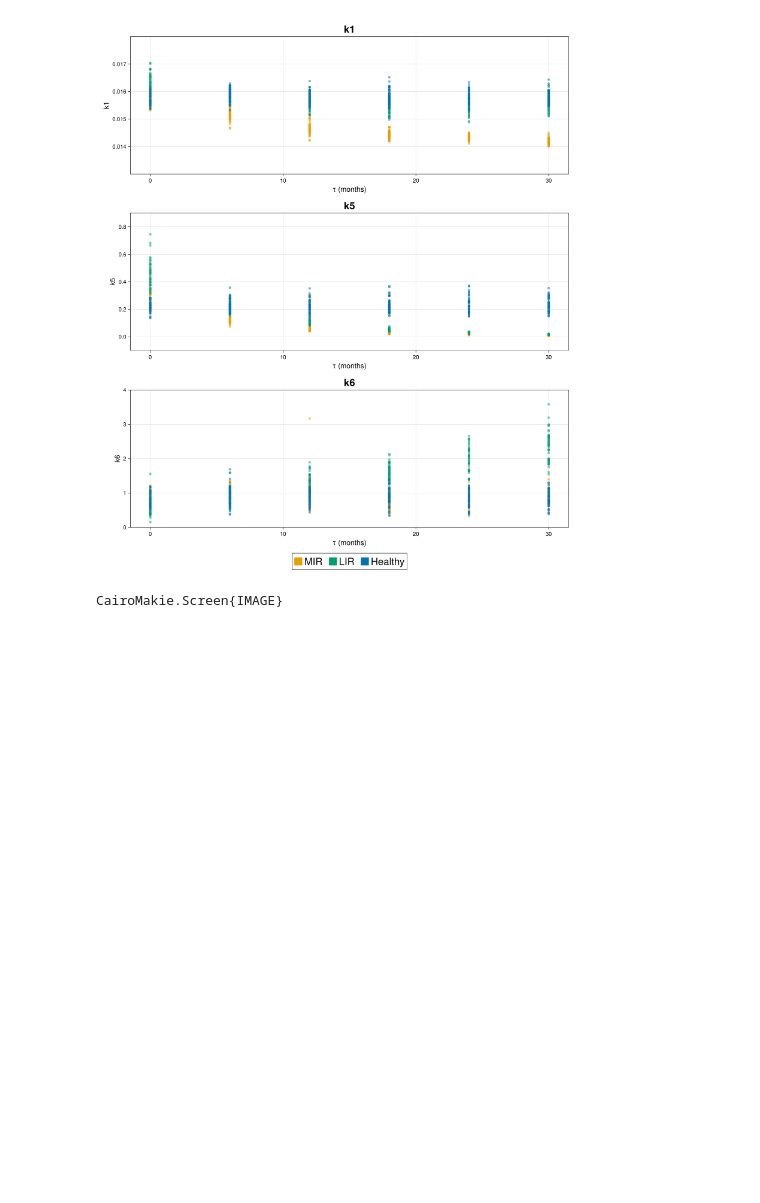
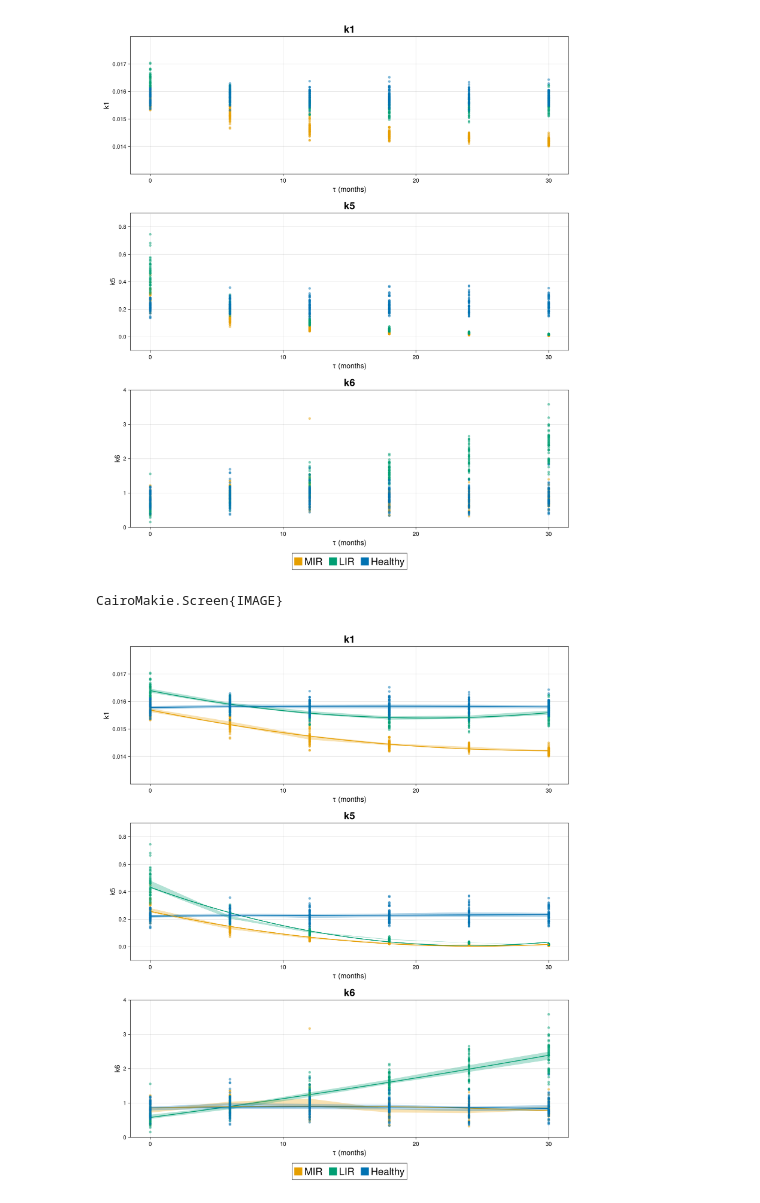
Before and after one commit to JDQuadt/EDES, a Jupyter notebook: Figures report/Results/MIRLIR/Estimated_parameters.ipynb, the cells around one changed output. Drawn from its saved outputs; the diff is of its cells as text; code cells hidden in the pictures; blank space fills up the shorter version.

```diff
--- a/Figures report/Results/MIRLIR/Estimated_parameters.ipynb
+++ b/Figures report/Results/MIRLIR/Estimated_parameters.ipynb
@@ -12,3 +13,7 @@ file_path_LIR = "C:/Users/20192809/Documents/GitHub/EDES/MIRLIR_pipeline/Metadat
 data_healthy = CSV.read(file_path_healthy, DataFrame)
 data_MIR = CSV.read(file_path_MIR, DataFrame)
 data_LIR = CSV.read(file_path_LIR, DataFrame);
+
+file_path = "C:/Users/20192809/OneDrive - TU Eindhoven/TUe/Thesis/R shenanigans/MIRLIR/MIRLIR_parameters.RData"
+
+flexmix_parameters = RData.load(file_path)
@@ -103,3 +115,86 @@ save("EDES_parameters_MIRLIR.png", fig)
 # %% [output]
 [figure]
 CairoMakie.Screen{IMAGE}
+# %%
+using CairoMakie
+using Statistics
+
+colours = Makie.wong_colors()
+group_colours = Dict("Healthy" => colours[1], "MIR" => colours[2], "LIR" => colours[3])
+LCTA_colours = [colours[3], colours[1], colours[2]]
+# Convert state column to group labels
+group_labels = Dict(2 => "Healthy", 1 => "MIR", 0 => "LIR")
+training_set.Group = [group_labels[s] for s in training_set.state]
+
+# Create a single figure with a 2x2 layout
+fig = Figure(size=(1200, 1400))
+
+# Function to plot a parameter in a specific axis with 95% CI bands
+function plot_param_with_CI!(ax, data::DataFrame, param_matrix::AbstractMatrix, param::String,time_points_LCTA = 0:0.1:30)
+    ax.title = param
+    ax.xlabel = "τ (months)"
+    ax.ylabel = param
+    ax.titlefont = :bold
+
+    intercepts = param_matrix[1, :]
+    linear_coeffs = param_matrix[2, :]
+    quadratic_coeffs = param_matrix[3, :]
+    random_variances = param_matrix[4, :]  # Assuming row 4 contains sigma2.Random
+    residual_variances = param_matrix[5, :]
+
+
+
+    for (i,group) in enumerate(keys(group_colours))
+        subset_data = filter(row -> row.Group == group, data)
+
+        mean_traj = intercepts[i] .+ linear_coeffs[i] .* time_points_LCTA .+ quadratic_coeffs[i] .* (time_points_LCTA .^ 2)
+        # Calculate mean and 95% CI for each time point
+        time_points = unique(subset_data.Long_time_points)
+        means = [mean(filter(row -> row.Long_time_points == tp, subset_data)[!, param]) for tp in time_points]
+        stds = [std(filter(row -> row.Long_time_points == tp, subset_data)[!, param]) for tp in time_points]
+        cis = [1.96 * std(filter(row -> row.Long_time_points == tp, subset_data)[!, param]) / sqrt(nrow(filter(row -> row.Long_time_points == tp, subset_data))) for tp in time_points]
+        # Plot mean line
+
+        lines!(ax, time_points_LCTA, mean_traj, color=LCTA_colours[i], linewidth=2)
+
+        # Plot 95% CI bands
+        band!(ax, time_points, means .- cis, means .+ cis, color=(group_colours[group],0.3))
+
+        for patient in unique(subset_data.Patient_ID)
+            patient_data = filter(row -> row.Patient_ID == patient, subset_data)
+            scatter!(ax, patient_data.Long_time_points, patient_data[!, param],
+                   color=group_colours[group], linewidth=1.5, alpha=0.5)
+        end
+    end
+end
+
+# Create axes for parameters
+ax1 = Axis(fig[1, 1], xlabelsize=18, ylabelsize=18,
+xticklabelsize=14, yticklabelsize=14, titlesize = 25)
+ylims!(ax1, 0.013, 0.018)
+ax2 = Axis(fig[2, 1], xlabelsize=18, ylabelsize=18,
+xticklabelsize=14, yticklabelsize=14, titlesize = 25)
+ylims!(ax2, -0.1, 0.9)
+ax3 = Axis(fig[3, 1], xlabelsize=18, ylabelsize=18,
+xticklabelsize=14, yticklabelsize=14, titlesize = 25)
+ylims!(ax3, 0,4)
+
+k1_matrix = flexmix_parameters["params"][1]
+k5_matrix = flexmix_parameters["params"][2]
+k6_matrix = flexmix_parameters["params"][3]
+
+# Plot each parameter with 95% CI bands
+plot_param_with_CI!(ax1, training_set, k1_matrix, "k1")
+plot_param_with_CI!(ax2, training_set, k5_matrix,  "k5")
+plot_param_with_CI!(ax3, training_set, k6_matrix,  "k6")
+
+Legend(fig[end+1, 1], [PolyElement(color=group_colours[g]) for g in keys(group_colours)],
+       collect(keys(group_colours)), orientation = :horizontal, halign=:center, labelsize = 25)
+
+# Display the figure
+display(fig)
+
+# save the figure
+save("parameters_and_LCTA_MIRLIR.png", fig)
+# %% [output]
+[figure, added]
```
Also changed, not shown: parts of 6 cells of this notebook, 24 other files.
